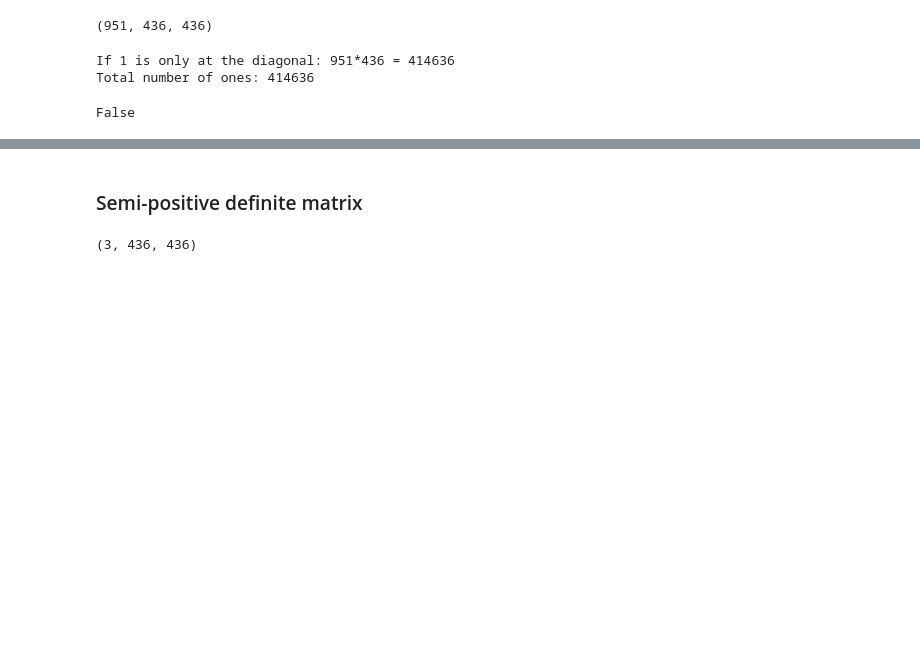
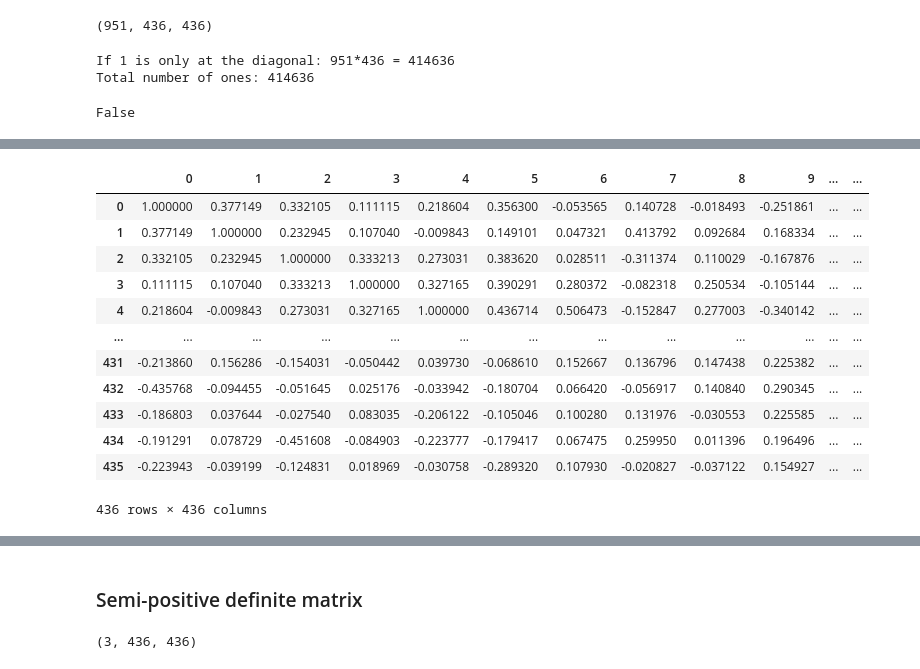
Before and after one commit to Vlasovets/brain_challenge, a Jupyter notebook: gglasso_notebook.ipynb, the cells around one changed output, grey strips where cells are left out. Drawn from its saved outputs; the diff is of its cells as text; code cells hidden in the pictures; blank space fills up the shorter version.

```diff
--- a/gglasso_notebook.ipynb
+++ b/gglasso_notebook.ipynb
@@ -125,0 +122,16 @@ array([[1.+0.j, 0.+0.j],
+# %%
+pd.DataFrame(C[0])
+# %% [output]
+|  | 0 | 1 | 2 | 3 | 4 | 5 | 6 | 7 | 8 | 9 | ... | ... |
+| 0 | 1.000000 | 0.377149 | 0.332105 | 0.111115 | 0.218604 | 0.356300 | -0.053565 | 0.140728 | -0.018493 | -0.251861 | ... | ... |
+| 1 | 0.377149 | 1.000000 | 0.232945 | 0.107040 | -0.009843 | 0.149101 | 0.047321 | 0.413792 | 0.092684 | 0.168334 | ... | ... |
+| 2 | 0.332105 | 0.232945 | 1.000000 | 0.333213 | 0.273031 | 0.383620 | 0.028511 | -0.311374 | 0.110029 | -0.167876 | ... | ... |
+| 3 | 0.111115 | 0.107040 | 0.333213 | 1.000000 | 0.327165 | 0.390291 | 0.280372 | -0.082318 | 0.250534 | -0.105144 | ... | ... |
+| 4 | 0.218604 | -0.009843 | 0.273031 | 0.327165 | 1.000000 | 0.436714 | 0.506473 | -0.152847 | 0.277003 | -0.340142 | ... | ... |
+| ... | ... | ... | ... | ... | ... | ... | ... | ... | ... | ... | ... | ... |
+| 431 | -0.213860 | 0.156286 | -0.154031 | -0.050442 | 0.039730 | -0.068610 | 0.152667 | 0.136796 | 0.147438 | 0.225382 | ... | ... |
+| 432 | -0.435768 | -0.094455 | -0.051645 | 0.025176 | -0.033942 | -0.180704 | 0.066420 | -0.056917 | 0.140840 | 0.290345 | ... | ... |
+| 433 | -0.186803 | 0.037644 | -0.027540 | 0.083035 | -0.206122 | -0.105046 | 0.100280 | 0.131976 | -0.030553 | 0.225585 | ... | ... |
+| 434 | -0.191291 | 0.078729 | -0.451608 | -0.084903 | -0.223777 | -0.179417 | 0.067475 | 0.259950 | 0.011396 | 0.196496 | ... | ... |
+| 435 | -0.223943 | -0.039199 | -0.124831 | 0.018969 | -0.030758 | -0.289320 | 0.107930 | -0.020827 | -0.037122 | 0.154927 | ... | ... |
+436 rows × 436 columns
```
Also changed, not shown: parts of 9 cells of this notebook.
